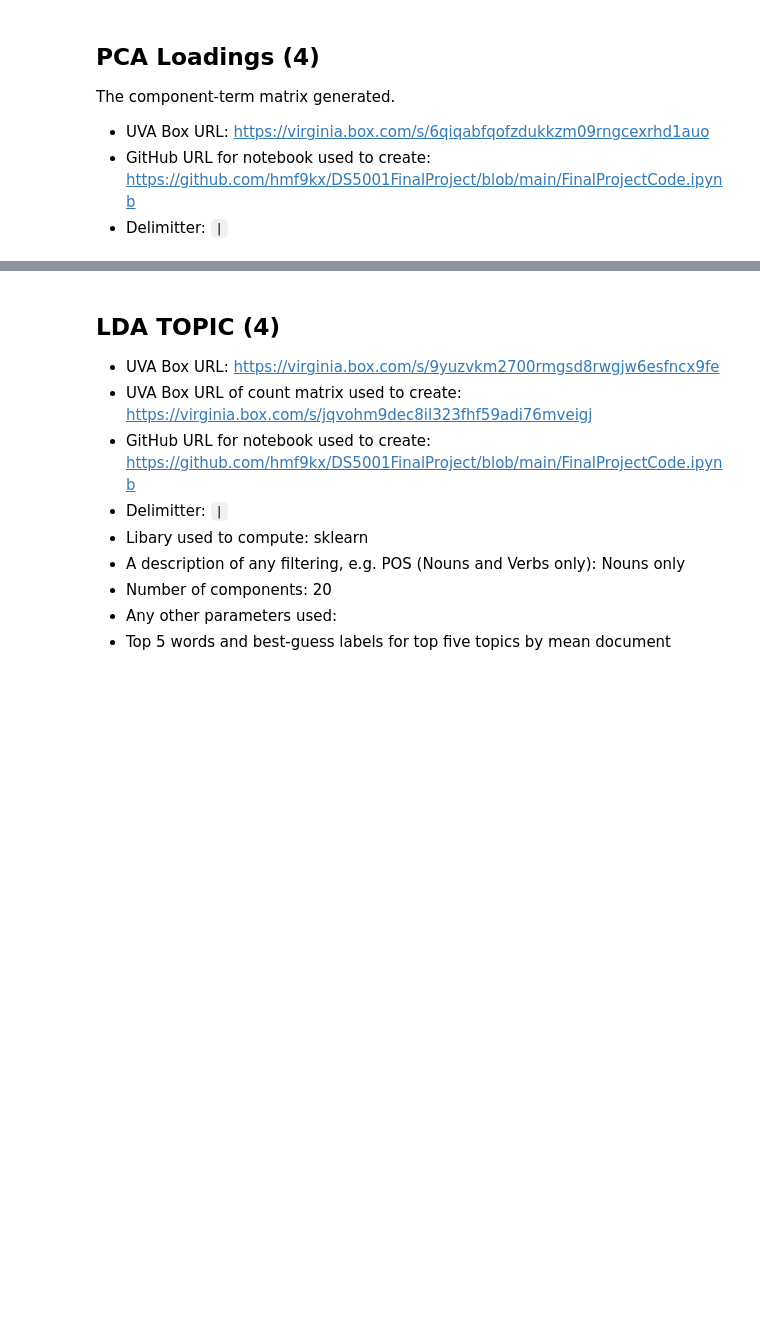
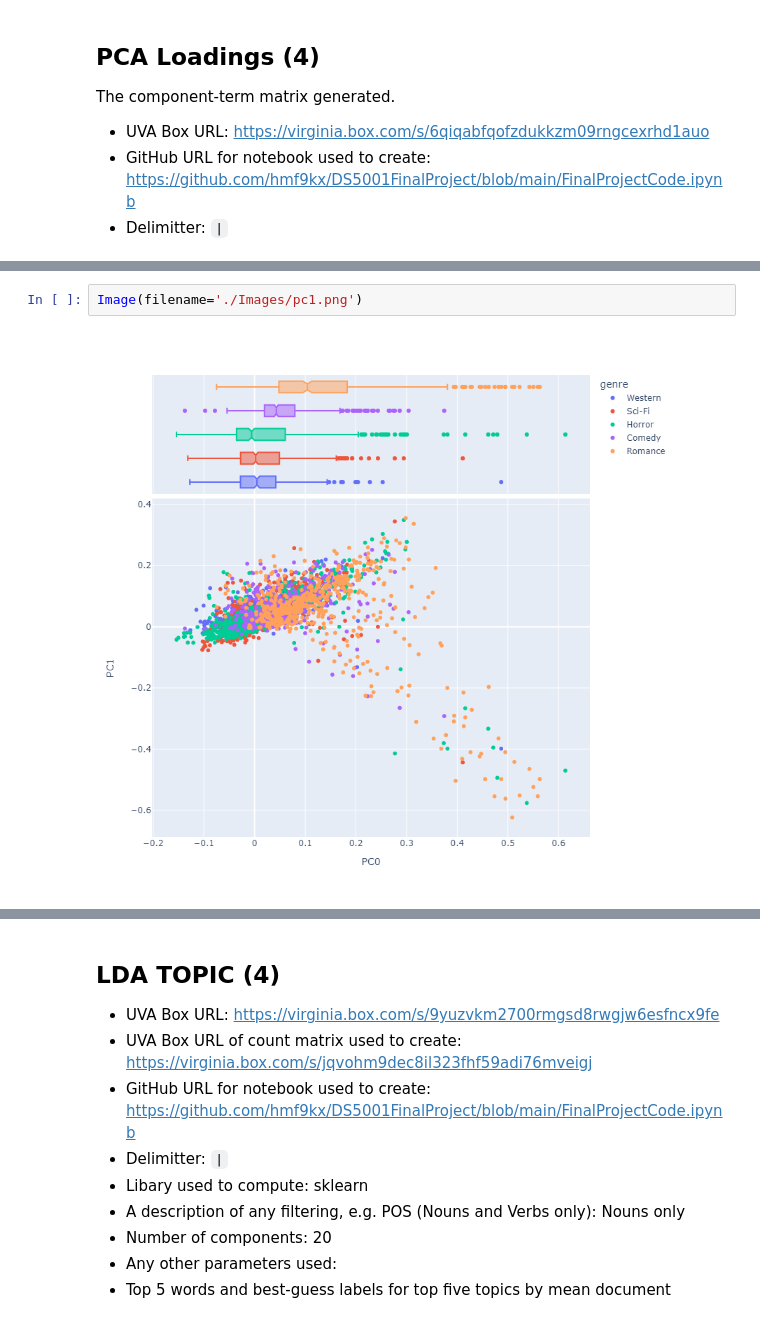
Before and after one commit to hmf9kx/DS5001FinalProject, a Jupyter notebook: FinalProject.ipynb, the cells around one changed output, grey strips where cells are left out. Saved outputs shown, nothing was run; the diff lists cells and outputs as text; blank space fills up the shorter version.

```diff
--- a/FinalProject.ipynb
+++ b/FinalProject.ipynb
@@ -201,0 +196,4 @@ The polarity of the first two components in conjunction seem to represent a pola
+# %%
+Image(filename='./Images/pc1.png')
+# %% [output]
+[figure, added]
```
Also changed, not shown: parts of 27 cells of this notebook.
